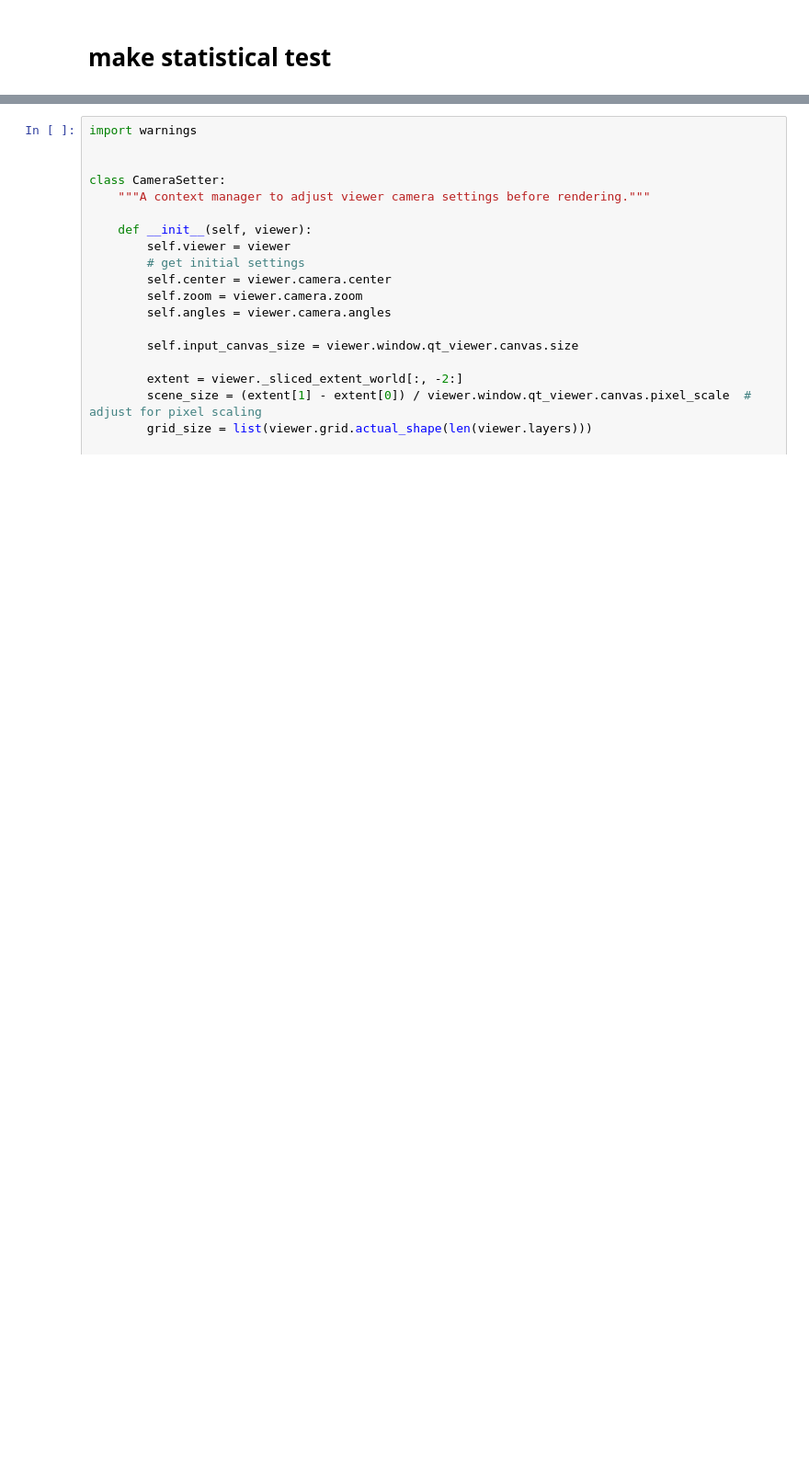
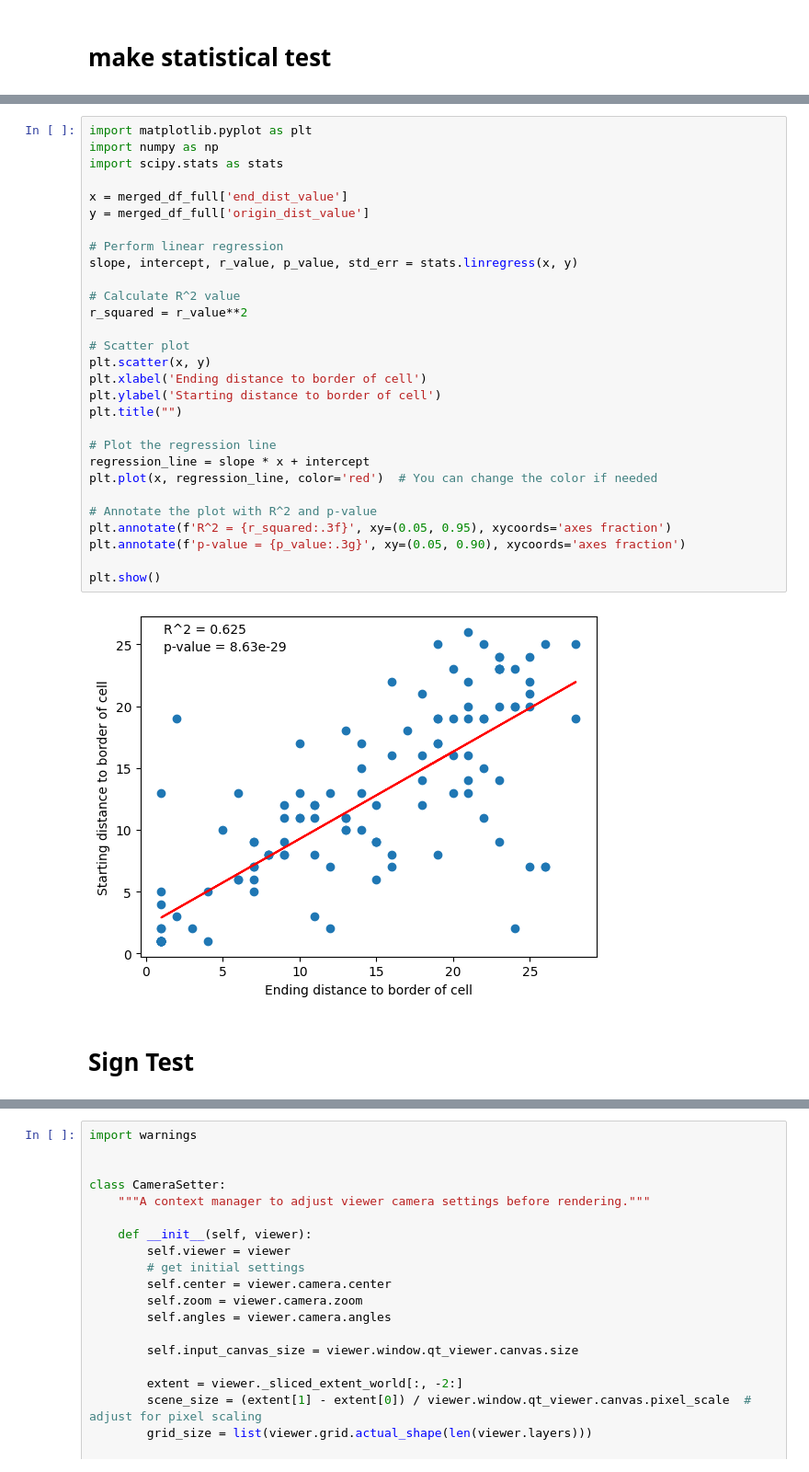
Before and after one commit to leaBroe/arcospx_analysis_quantification_correlation, a Jupyter notebook: arcospx_analysis_nb_finished.ipynb, the cells around one changed output, grey strips where cells are left out. Shown at 92% size. Cells and saved outputs as stored; diff of their text form; blank space fills up the shorter version.

```diff
--- a/arcospx_analysis_nb_finished.ipynb
+++ b/arcospx_analysis_nb_finished.ipynb
@@ -927,0 +1048,33 @@ Wilcoxon signed-rank test results: statistic = 1259.0 , p-value = 0.000586322216
+# %%
+import matplotlib.pyplot as plt
+import numpy as np
+import scipy.stats as stats
+
+x = merged_df_full['end_dist_value']
+y = merged_df_full['origin_dist_value']
+
+# Perform linear regression
+slope, intercept, r_value, p_value, std_err = stats.linregress(x, y)
+
+# Calculate R^2 value
+r_squared = r_value**2
+
+# Scatter plot
+plt.scatter(x, y)
+plt.xlabel('Ending distance to border of cell')
+plt.ylabel('Starting distance to border of cell')
+plt.title("")
+
+# Plot the regression line
+regression_line = slope * x + intercept
+plt.plot(x, regression_line, color='red')  # You can change the color if needed
+
+# Annotate the plot with R^2 and p-value
+plt.annotate(f'R^2 = {r_squared:.3f}', xy=(0.05, 0.95), xycoords='axes fraction')
+plt.annotate(f'p-value = {p_value:.3g}', xy=(0.05, 0.90), xycoords='axes fraction')
+
+plt.show()
+# %% [output]
+[figure, added]
+# %% [markdown]
+# Sign Test
```
Also changed, not shown: parts of 9 cells of this notebook.
